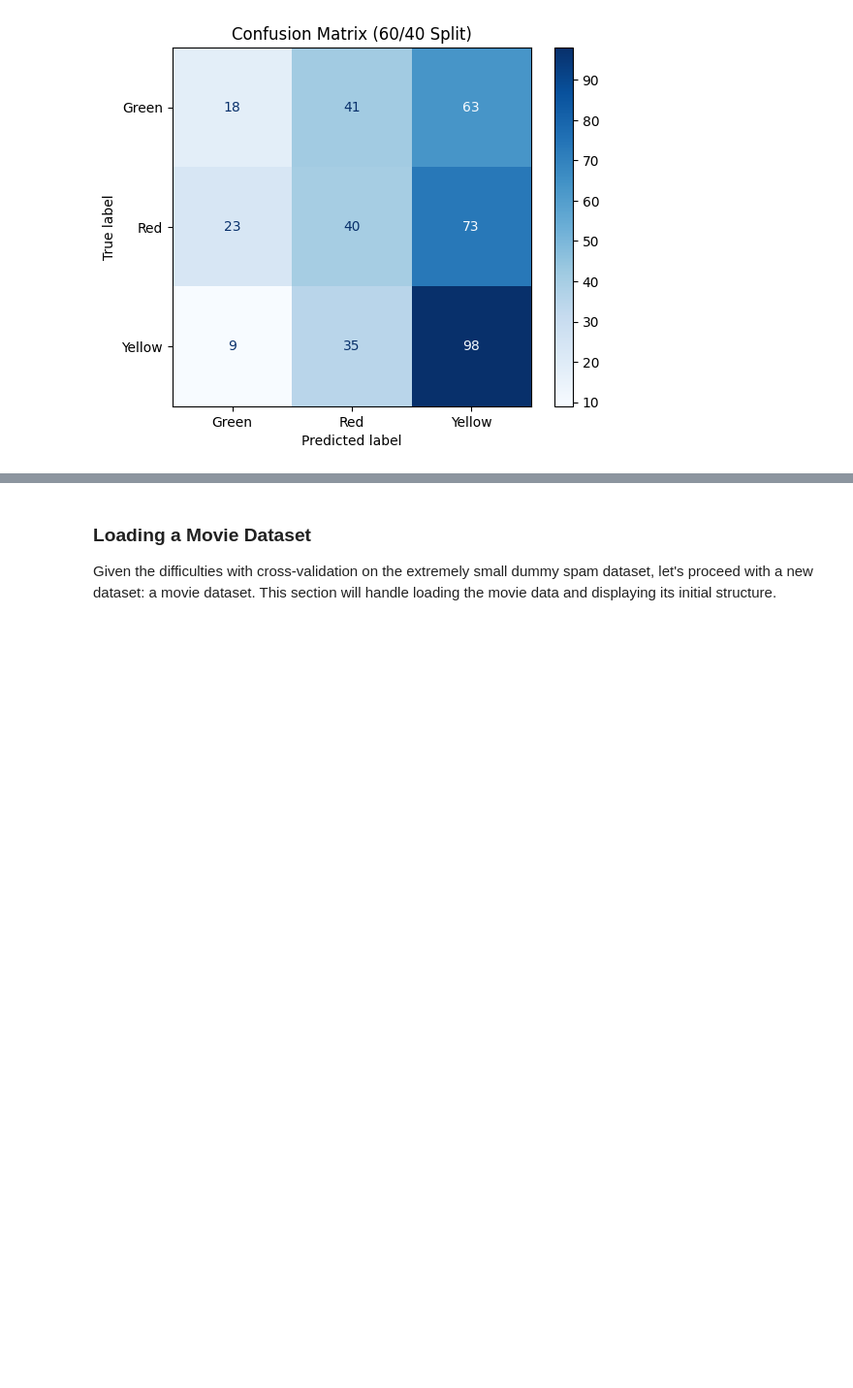
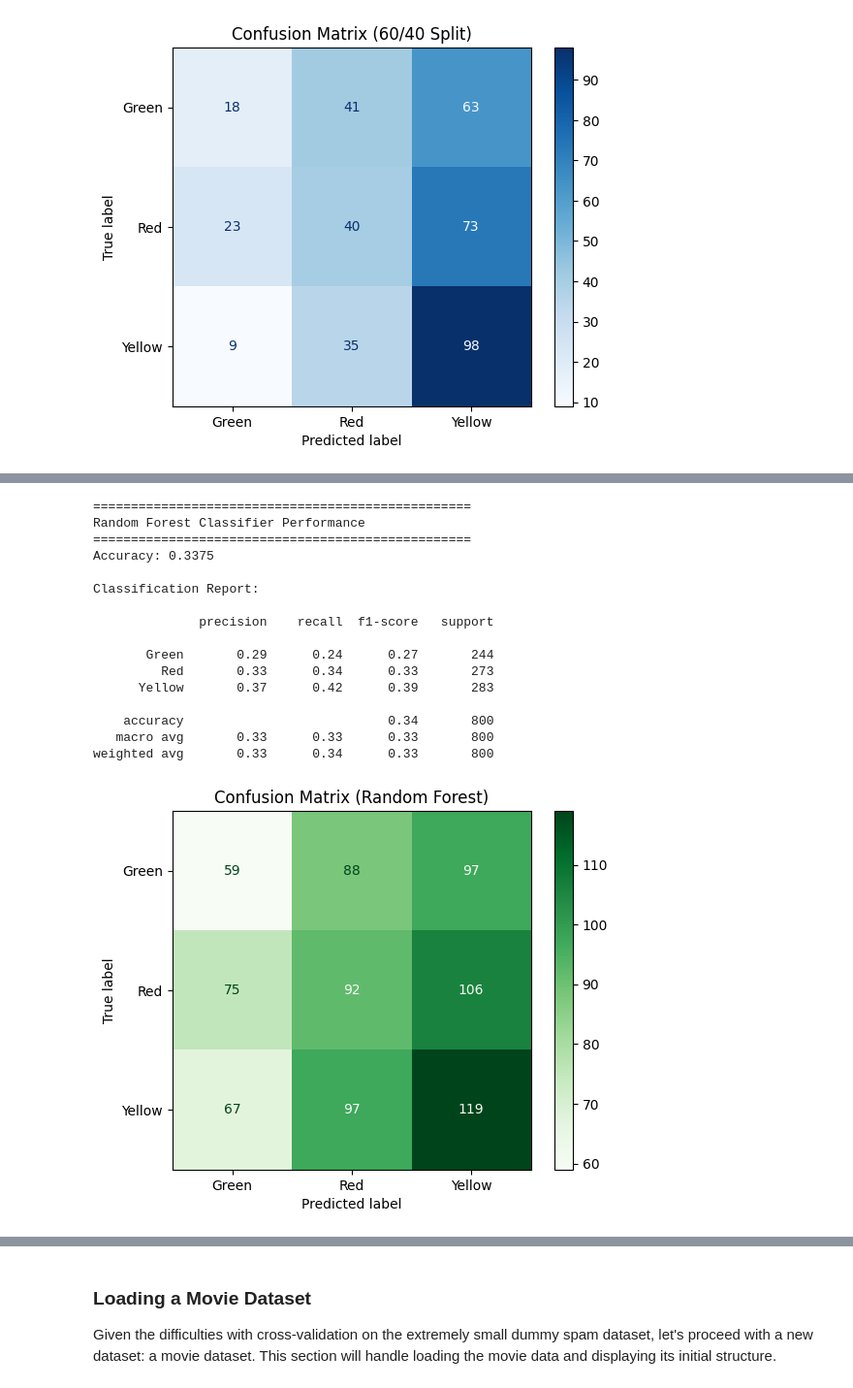
Before and after one commit to Madhankumar-17/Day8, a Jupyter notebook: Linear_Regression.ipynb, the cells around one changed output, grey strips where cells are left out. Shown at 97% size. Saved outputs shown, nothing was run; the diff lists cells and outputs as text; code cells hidden in the pictures; blank space fills up the shorter version.

```diff
--- a/Linear_Regression.ipynb
+++ b/Linear_Regression.ipynb
@@ -361,0 +368,58 @@ weighted avg       0.38      0.39      0.36       400
+# %%
+from sklearn.ensemble import RandomForestClassifier
+from sklearn.metrics import confusion_matrix, ConfusionMatrixDisplay # Added imports
+import matplotlib.pyplot as plt # Added import
+
+# ===========================
+# Train Random Forest Classifier
+# ===========================
+rf_model = RandomForestClassifier(n_estimators=100, random_state=42)
+rf_model.fit(X_train_scaled, y_train)
+
+# ===========================
+# Predictions (Random Forest)
+# ===========================
+y_pred_rf = rf_model.predict(X_test_scaled)
+
+# ===========================
+# Evaluation (Random Forest)
+# ===========================
+print("=" * 50)
+print("Random Forest Classifier Performance")
+print("=" * 50)
+
+accuracy_rf = accuracy_score(y_test, y_pred_rf)
+print(f"Accuracy: {accuracy_rf:.4f}")
+
+# Assuming 'target_names' from the Logistic Regression cell is available
+print("\nClassification Report:\n")
+print(classification_report(
+    y_test,
+    y_pred_rf,
+    target_names=target_names
+))
+
+# Plot Confusion Matrix for Random Forest
+cm_rf = confusion_matrix(y_test, y_pred_rf)
+disp_rf = ConfusionMatrixDisplay(confusion_matrix=cm_rf, display_labels=target_names)
+disp_rf.plot(cmap='Greens')
+plt.title('Confusion Matrix (Random Forest)')
+plt.show()
+# %% [output]
+==================================================
+Random Forest Classifier Performance
+==================================================
+Accuracy: 0.3375
+
+Classification Report:
+
+              precision    recall  f1-score   support
+
+       Green       0.29      0.24      0.27       244
+         Red       0.33      0.34      0.33       273
+      Yellow       0.37      0.42      0.39       283
+
+    accuracy                           0.34       800
+   macro avg       0.33      0.33      0.33       800
+weighted avg       0.33      0.34      0.33       800
+[figure, added]
```
Also changed, not shown: parts of 5 cells of this notebook.
